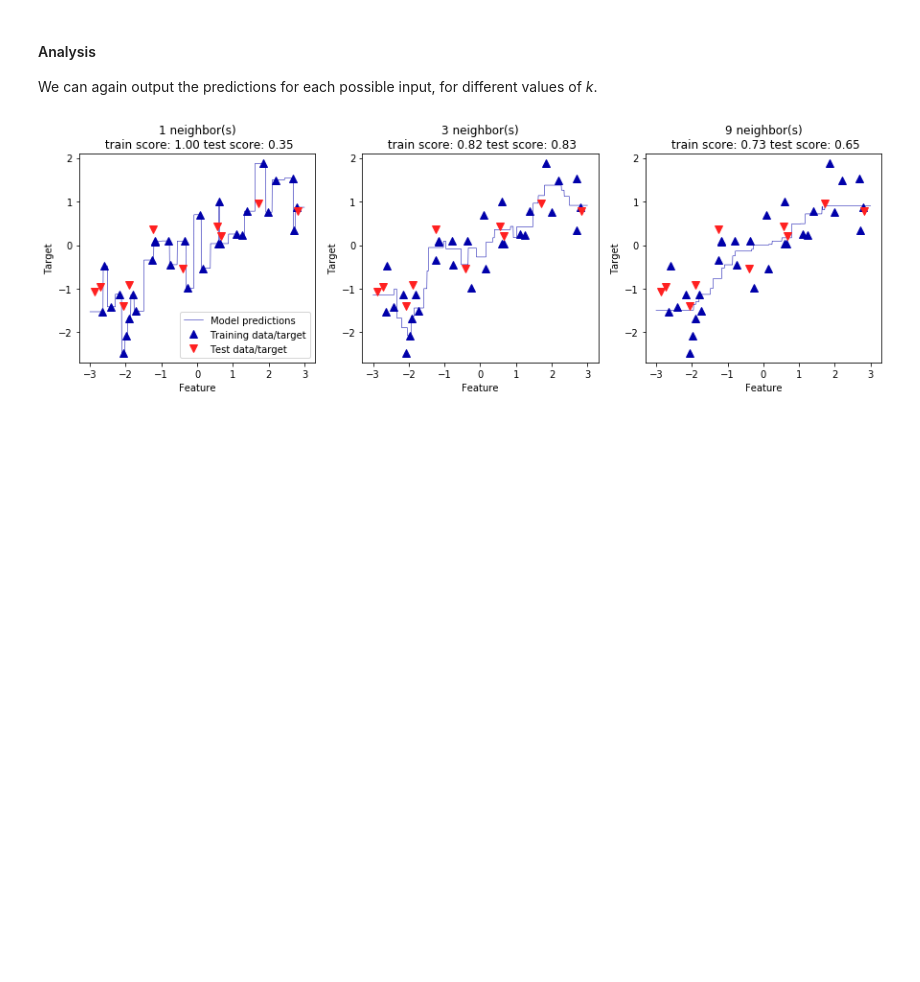
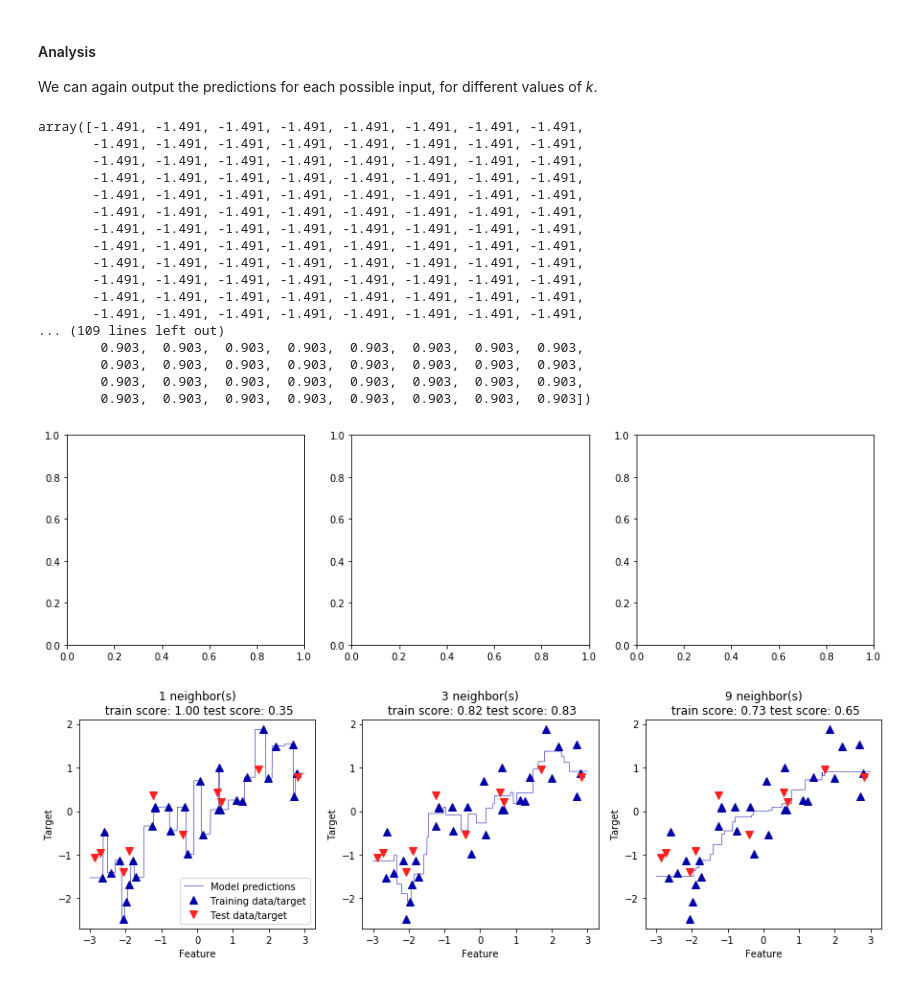
Before and after one commit to ML-course/engineer, a Jupyter notebook: notebooks/01 - Introduction.ipynb, the cells around one changed output. Drawn from its saved outputs; the diff is of its cells as text; code cells hidden in the pictures; blank space fills up the shorter version.

```diff
--- a/notebooks/01 - Introduction.ipynb
+++ b/notebooks/01 - Introduction.ipynb
@@ -996,4 +1053,29 @@ mglearn.plots.plot_knn_regression(n_neighbors=3)
 # %% [markdown]
 #### Analysis
 We can again output the predictions for each possible input, for different values of _k_.
+# %%
+fig, axes = plt.subplots(1, 3, figsize=(15, 4))
+line = np.linspace(-3, 3, 1000).reshape(-1, 1)
+reg.fit(X_train, y_train)
+#axes[0].plot(line, reg.predict(line))
+reg.predict(line)
+# %% [output]
+array([-1.491, -1.491, -1.491, -1.491, -1.491, -1.491, -1.491, -1.491,
+       -1.491, -1.491, -1.491, -1.491, -1.491, -1.491, -1.491, -1.491,
+       -1.491, -1.491, -1.491, -1.491, -1.491, -1.491, -1.491, -1.491,
+       -1.491, -1.491, -1.491, -1.491, -1.491, -1.491, -1.491, -1.491,
+       -1.491, -1.491, -1.491, -1.491, -1.491, -1.491, -1.491, -1.491,
+       -1.491, -1.491, -1.491, -1.491, -1.491, -1.491, -1.491, -1.491,
+       -1.491, -1.491, -1.491, -1.491, -1.491, -1.491, -1.491, -1.491,
+       -1.491, -1.491, -1.491, -1.491, -1.491, -1.491, -1.491, -1.491,
+       -1.491, -1.491, -1.491, -1.491, -1.491, -1.491, -1.491, -1.491,
+       -1.491, -1.491, -1.491, -1.491, -1.491, -1.491, -1.491, -1.491,
+       -1.491, -1.491, -1.491, -1.491, -1.491, -1.491, -1.491, -1.491,
+       -1.491, -1.491, -1.491, -1.491, -1.491, -1.491, -1.491, -1.491,
+... (109 lines left out)
+        0.903,  0.903,  0.903,  0.903,  0.903,  0.903,  0.903,  0.903,
+        0.903,  0.903,  0.903,  0.903,  0.903,  0.903,  0.903,  0.903,
+        0.903,  0.903,  0.903,  0.903,  0.903,  0.903,  0.903,  0.903,
+        0.903,  0.903,  0.903,  0.903,  0.903,  0.903,  0.903,  0.903])
+[figure, added]
 # %%
```
Also changed, not shown: parts of 14 cells of this notebook, 2 other files.
